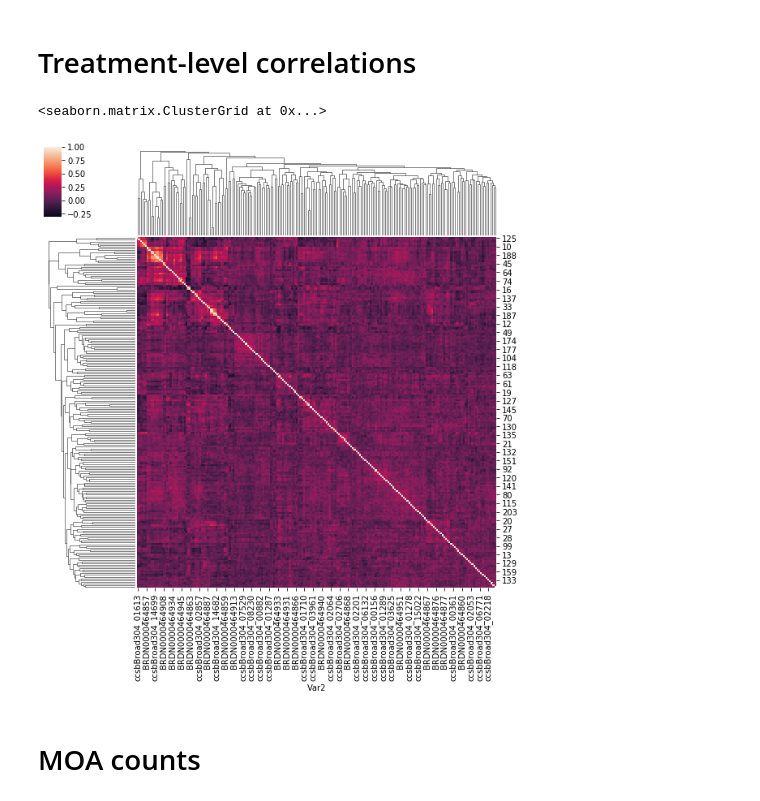
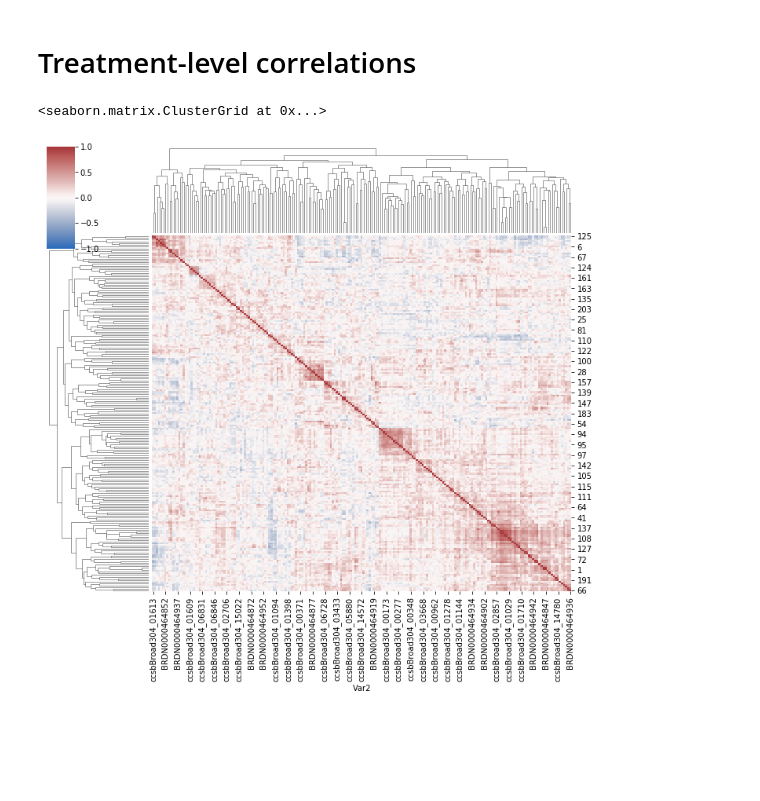
Before and after one commit to broadinstitute/DeepProfilerExperiments, a Jupyter notebook: ta-orf/02-profiles-visualizations.ipynb, the cells around one changed output. Drawn from its saved outputs; the diff is of its cells as text; code cells hidden in the pictures; blank space fills up the shorter version.

```diff
--- a/ta-orf/02-profiles-visualizations.ipynb
+++ b/ta-orf/02-profiles-visualizations.ipynb
@@ -29,11 +82,9 @@ sb.scatterplot(data=aux, x="X", y="Y", hue="Control")
 # %% [markdown]
 # Treatment-level correlations
 # %%
-X, Y = profiling.load_correlation_matrix("data/correlation_matrix.csv")
+X, Y = profiling.load_correlation_matrix("data/mixed_validation_matrix.csv")
 # %%
-sb.clustermap(X[Y.Var1])
+sb.clustermap(X[Y.Var1], cmap="vlag", vmin=-1, vmax=1)
 # %% [output]
 <seaborn.matrix.ClusterGrid at 0x...>
-[figure, old version]
+[figure, new version]
-# %% [markdown]
-# MOA counts
```
Also changed, not shown: parts of 12 cells of this notebook, 2 other files.
